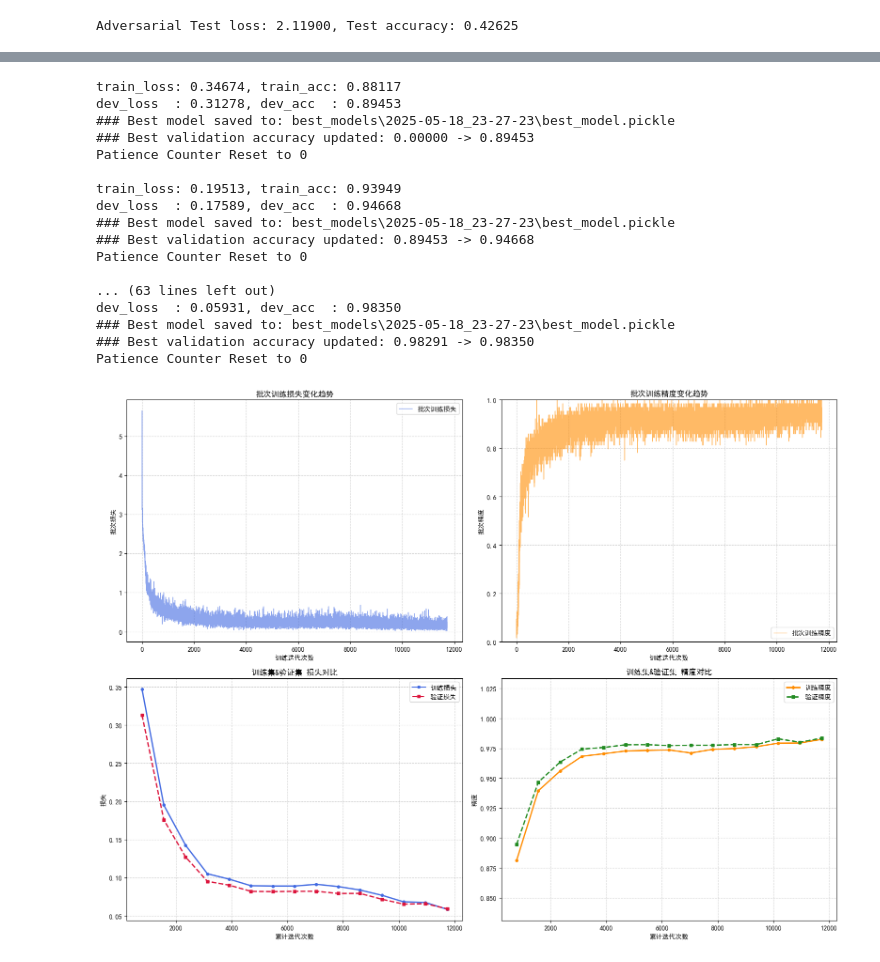
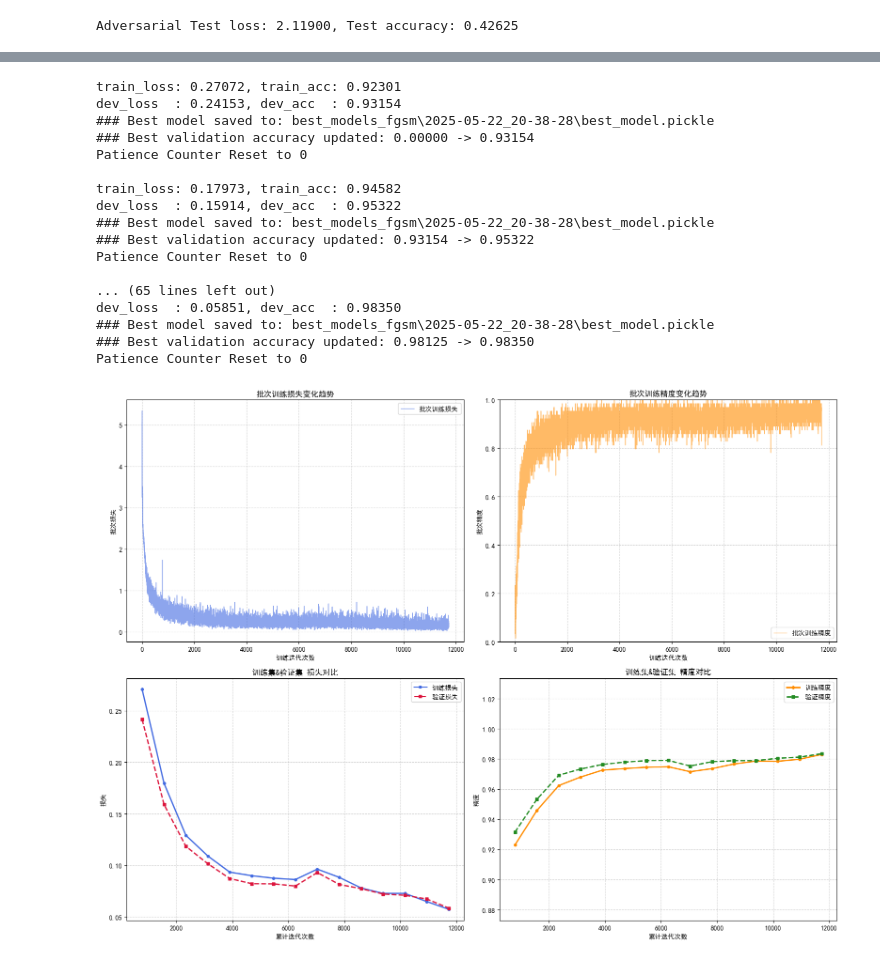
Before and after one commit to junyii37/mls-pj, a Jupyter notebook: attack/FGSM_minst.ipynb, the cells around one changed output, grey strips where cells are left out. Saved outputs shown, nothing was run; the diff lists cells and outputs as text; code cells hidden in the pictures.

```diff
--- a/attack/FGSM_minst.ipynb
+++ b/attack/FGSM_minst.ipynb
@@ -253,41 +211,41 @@ runner2    = RunnerM(model=model2, loss=loss_fn, optimizer=optimizer)
 # %%
 runner2.train_with_attack(
         train_set=train_set,
         dev_set=dev_set,
         batch_size=64,
         num_epochs=15,
         scheduler=CosineAnnealingLR(
             optimizer=optimizer,
             T_max=5,
             eta_min=1e-5,
         ),
         strategy=EarlyStopping(
             patience=5,
             delta=0.0,
         ),
         epsilon=20/255,
         shuffle=True,
-        save_dir='best_models'
+        save_dir='best_models_fgsm'
     )
 # %% [output]
-train_loss: 0.34674, train_acc: 0.88117
-dev_loss  : 0.31278, dev_acc  : 0.89453
-### Best model saved to: best_models\2025-05-18_23-27-23\best_model.pickle
-### Best validation accuracy updated: 0.00000 -> 0.89453
+train_loss: 0.27072, train_acc: 0.92301
+dev_loss  : 0.24153, dev_acc  : 0.93154
+### Best model saved to: best_models_fgsm\2025-05-22_20-38-28\best_model.pickle
+### Best validation accuracy updated: 0.00000 -> 0.93154
 Patience Counter Reset to 0
 
-train_loss: 0.19513, train_acc: 0.93949
-dev_loss  : 0.17589, dev_acc  : 0.94668
-### Best model saved to: best_models\2025-05-18_23-27-23\best_model.pickle
-### Best validation accuracy updated: 0.89453 -> 0.94668
+train_loss: 0.17973, train_acc: 0.94582
+dev_loss  : 0.15914, dev_acc  : 0.95322
+### Best model saved to: best_models_fgsm\2025-05-22_20-38-28\best_model.pickle
+### Best validation accuracy updated: 0.93154 -> 0.95322
 Patience Counter Reset to 0
 
-... (63 lines left out)
-dev_loss  : 0.05931, dev_acc  : 0.98350
-### Best model saved to: best_models\2025-05-18_23-27-23\best_model.pickle
-### Best validation accuracy updated: 0.98291 -> 0.98350
+... (65 lines left out)
+dev_loss  : 0.05851, dev_acc  : 0.98350
+### Best model saved to: best_models_fgsm\2025-05-22_20-38-28\best_model.pickle
+### Best validation accuracy updated: 0.98125 -> 0.98350
 Patience Counter Reset to 0
-[figure, old version]
+[figure, new version]
 # %%
 test_loss, test_acc = runner2.evaluate(test_set, batch_size=64,loss_fn=loss_fn )
 print(f"Test loss: {test_loss:.5f}, Test accuracy: {test_acc:.5f}")
```
Also changed, not shown: parts of 7 cells of this notebook.
